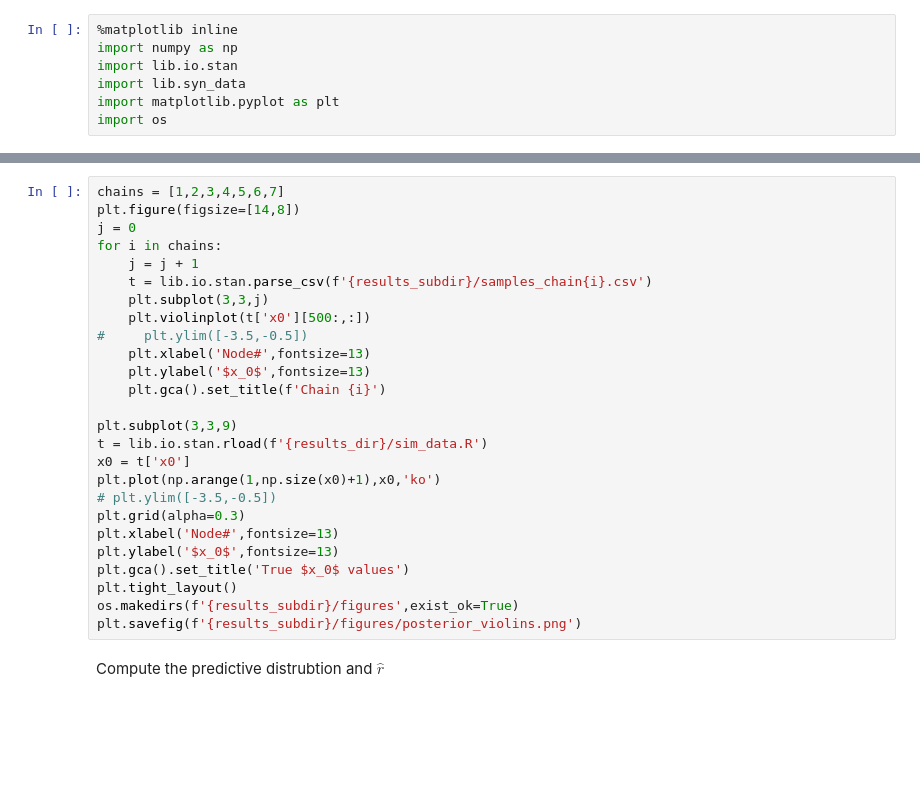
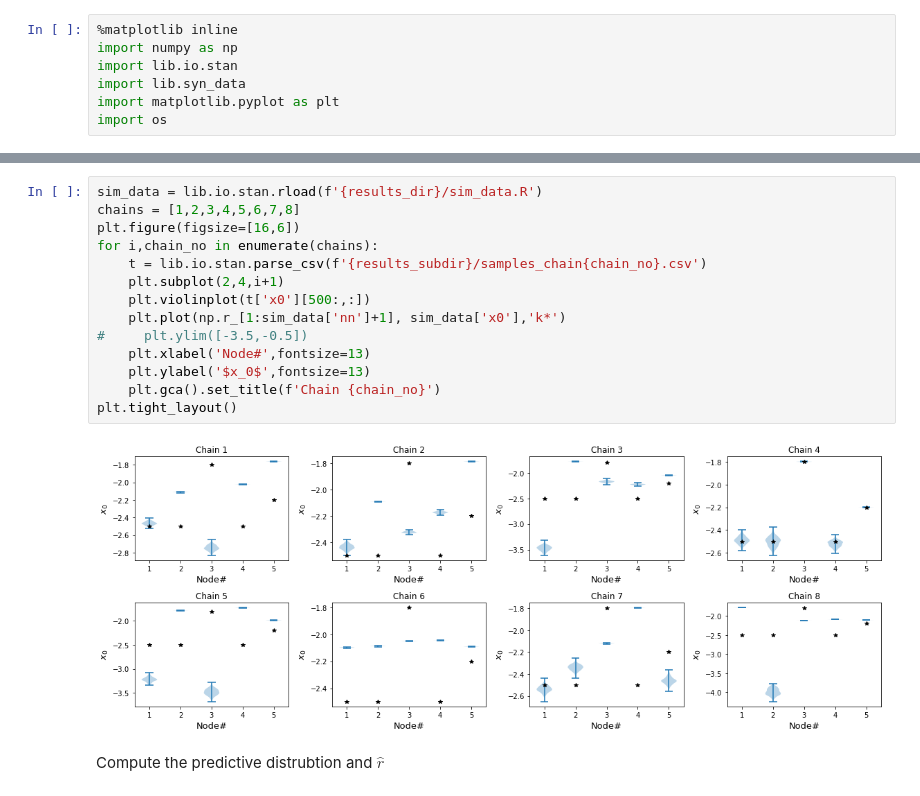
Before and after one commit to dhrunia/infr_szr_prpgtn, a Jupyter notebook: vep-snsr-fit.ipynb, the cells around one changed output, grey strips where cells are left out. Drawn from its saved outputs; the diff is of its cells as text; blank space fills up the shorter version.

```diff
--- a/vep-snsr-fit.ipynb
+++ b/vep-snsr-fit.ipynb
@@ -172,29 +218,19 @@ lib.io.stan.create_process(['sbatch','tmp/vep-snsrfit.sh'],block=False)
 # %%
-chains = [1,2,3,4,5,6,7]
-plt.figure(figsize=[14,8])
-j = 0
-for i in chains:
-    j = j + 1
-    t = lib.io.stan.parse_csv(f'{results_subdir}/samples_chain{i}.csv')
-    plt.subplot(3,3,j)
+sim_data = lib.io.stan.rload(f'{results_dir}/sim_data.R')
+chains = [1,2,3,4,5,6,7,8]
+plt.figure(figsize=[16,6])
+for i,chain_no in enumerate(chains):
+    t = lib.io.stan.parse_csv(f'{results_subdir}/samples_chain{chain_no}.csv')
+    plt.subplot(2,4,i+1)
     plt.violinplot(t['x0'][500:,:])
+    plt.plot(np.r_[1:sim_data['nn']+1], sim_data['x0'],'k*')
 #     plt.ylim([-3.5,-0.5])
     plt.xlabel('Node#',fontsize=13)
     plt.ylabel('$x_0$',fontsize=13)
-    plt.gca().set_title(f'Chain {i}')
-
-plt.subplot(3,3,9)
-t = lib.io.stan.rload(f'{results_dir}/sim_data.R')
-x0 = t['x0']
-plt.plot(np.arange(1,np.size(x0)+1),x0,'ko')
-# plt.ylim([-3.5,-0.5])
-plt.grid(alpha=0.3)
-plt.xlabel('Node#',fontsize=13)
-plt.ylabel('$x_0$',fontsize=13)
-plt.gca().set_title('True $x_0$ values')
+    plt.gca().set_title(f'Chain {chain_no}')
 plt.tight_layout()
-os.makedirs(f'{results_subdir}/figures',exist_ok=True)
-plt.savefig(f'{results_subdir}/figures/posterior_violins.png')
+# %% [output]
+[figure, added]
 # %% [markdown]
 Compute the predictive distrubtion and $\hat r$
 # %%
```
Also changed, not shown: parts of 8 cells of this notebook, 4 other files.
